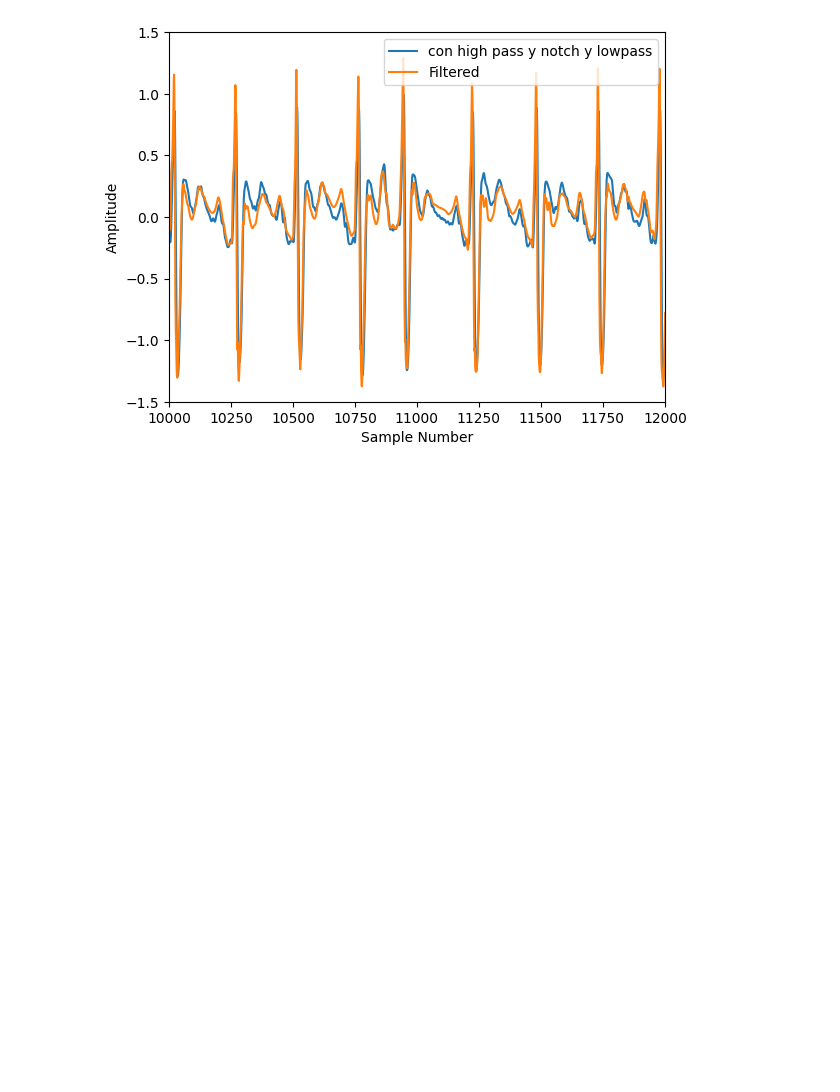
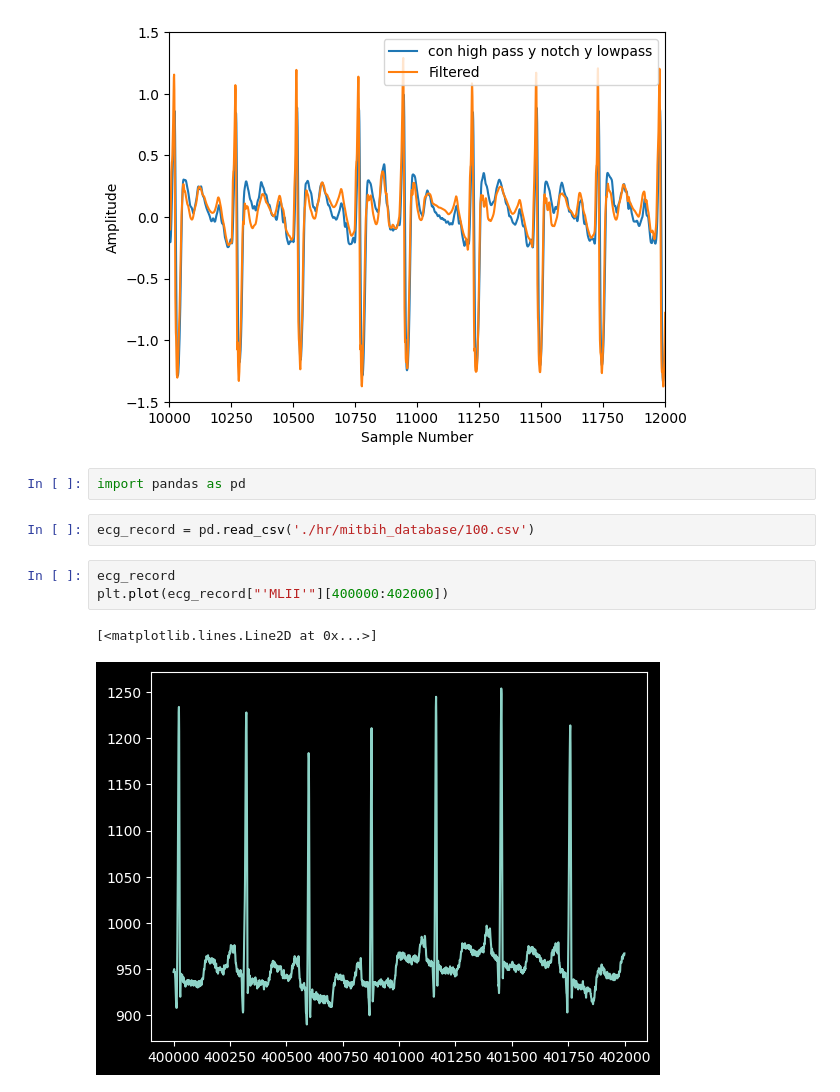
Before and after one commit to JBatRey/tp4assd, a Jupyter notebook: denoise.ipynb, the cells around one changed output. Saved outputs shown, nothing was run; the diff lists cells and outputs as text; blank space fills up the shorter version.

```diff
--- a/denoise.ipynb
+++ b/denoise.ipynb
@@ -174,3 +168,13 @@ plt.legend()
 plt.show()
 # %% [output]
 [figure]
+# %%
+import pandas as pd
+# %%
+ecg_record = pd.read_csv('./hr/mitbih_database/100.csv')
+# %%
+ecg_record
+plt.plot(ecg_record["'MLII'"][400000:402000])
+# %% [output]
+[<matplotlib.lines.Line2D at 0x...>]
+[figure, added]
```
Also changed, not shown: parts of 2 cells of this notebook, 2 other files.
